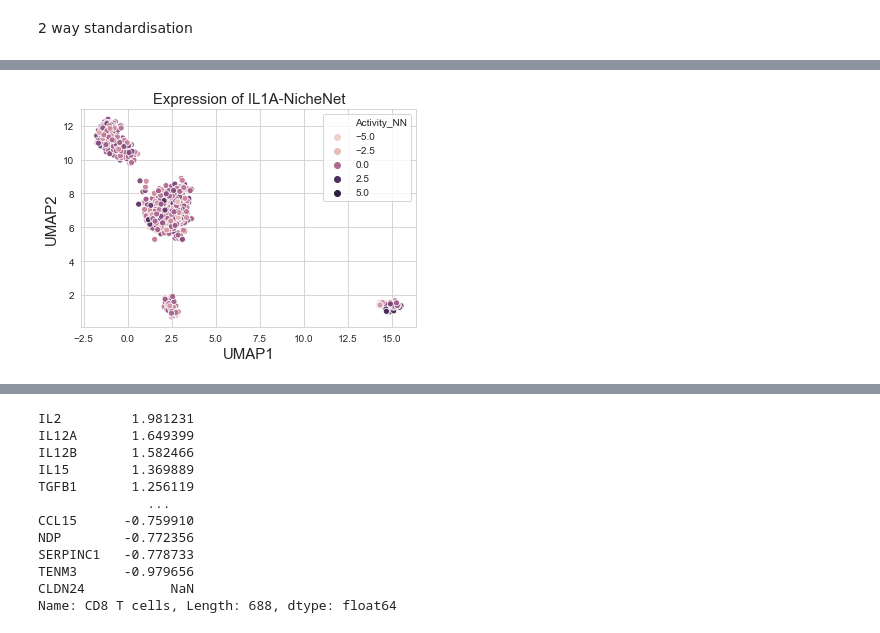
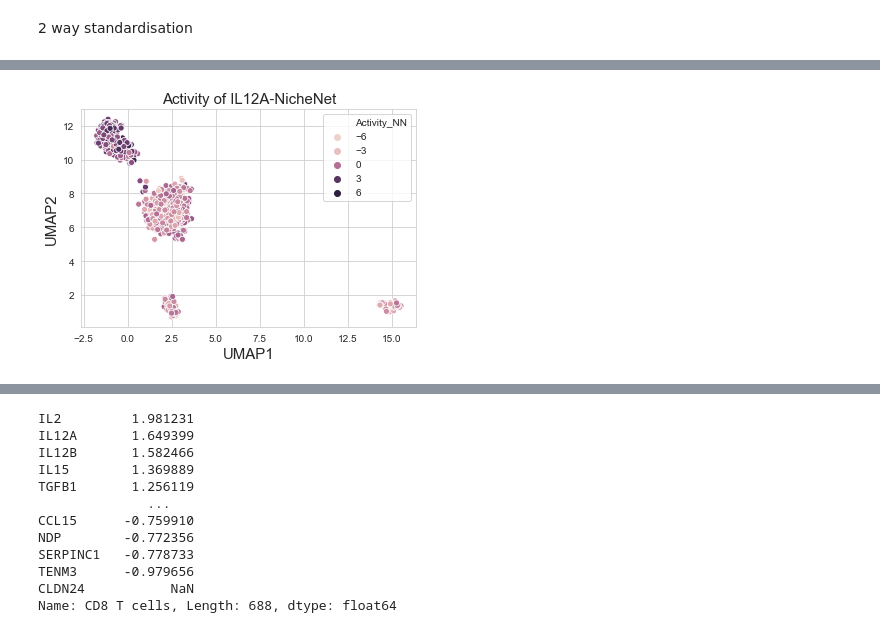
Before and after one commit to Vargeszti/Thesis, a Jupyter notebook: code/scRNAseq.ipynb, the cells around one changed output, grey strips where cells are left out. Cells and saved outputs as stored; diff of their text form; code cells hidden in the pictures.

```diff
--- a/code/scRNAseq.ipynb
+++ b/code/scRNAseq.ipynb
@@ -109,5 +109,7 @@ nn_activity_norm = ((nn_activity.T - nn_activity.mean(1)) / nn_activity.std(1)).
 # %%
 nn_activity_norm = (nn_activity_norm - nn_activity_norm.mean()) / nn_activity_norm.std()
 # %%
-ligand = 'IL1A'
+ligand = 'IL12A'
 data_umap['Activity_NN'] = nn_activity_norm.loc[ligand]
+# %%
+data_umap['Expression'] = data.loc['IL12A']
@@ -114,9 +135,9 @@ data_umap['Activity_NN'] = nn_activity_norm.loc[ligand]
 # %%
 #Plotting the NicheNet receptor activity
 sns.scatterplot(x=data_umap['UMAP1'], y=data_umap['UMAP2'], hue=data_umap['Activity_NN'])
-plt.title('Expression of IL1A-NicheNet', size=15)
+plt.title('Activity of IL12A-NicheNet', size=15)
 plt.xlabel('UMAP1', size=15)
 plt.ylabel('UMAP2', size=15)
-plt.savefig('../pictures/expr_of_IL1A_NN')
+plt.savefig('../pictures/activity_of_IL12A_NN')
 # %% [output]
-[figure, old version]
+[figure, new version]
```
Also changed, not shown: parts of 9 cells of this notebook.
